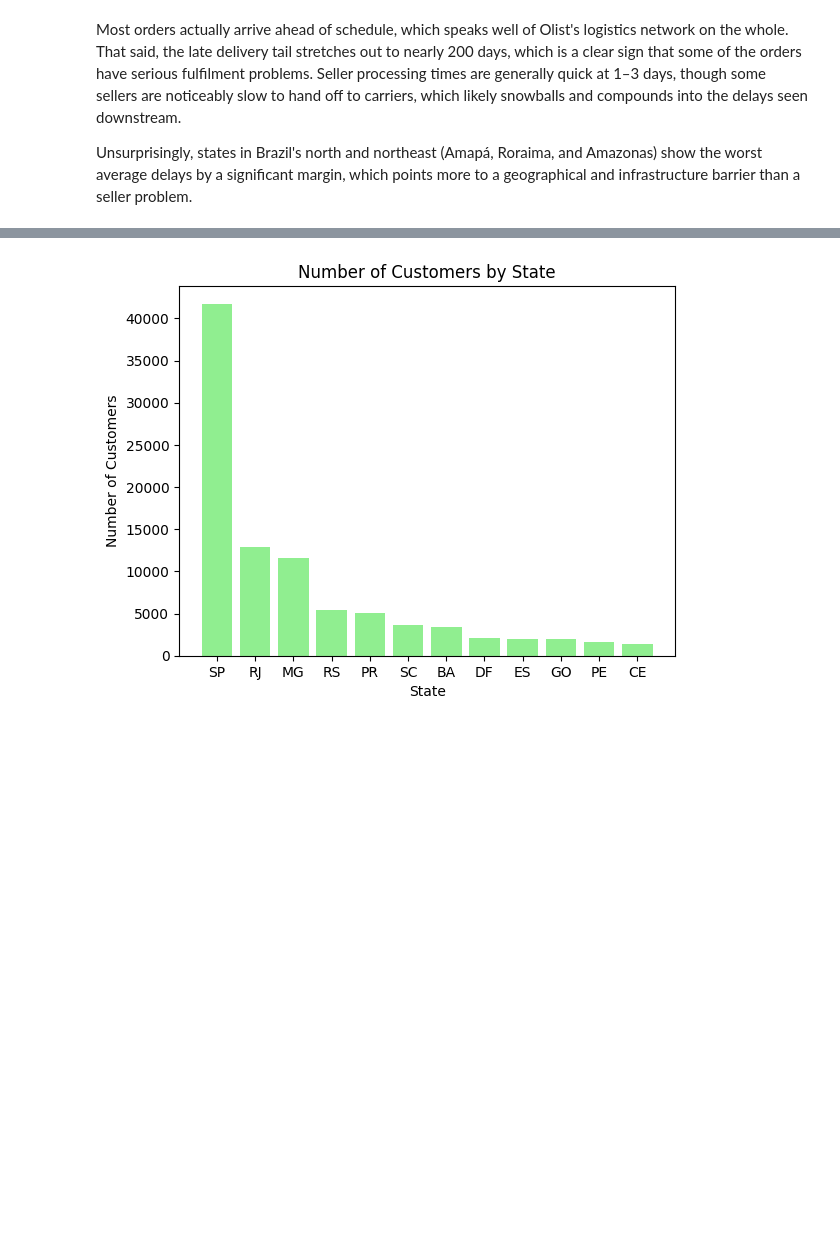
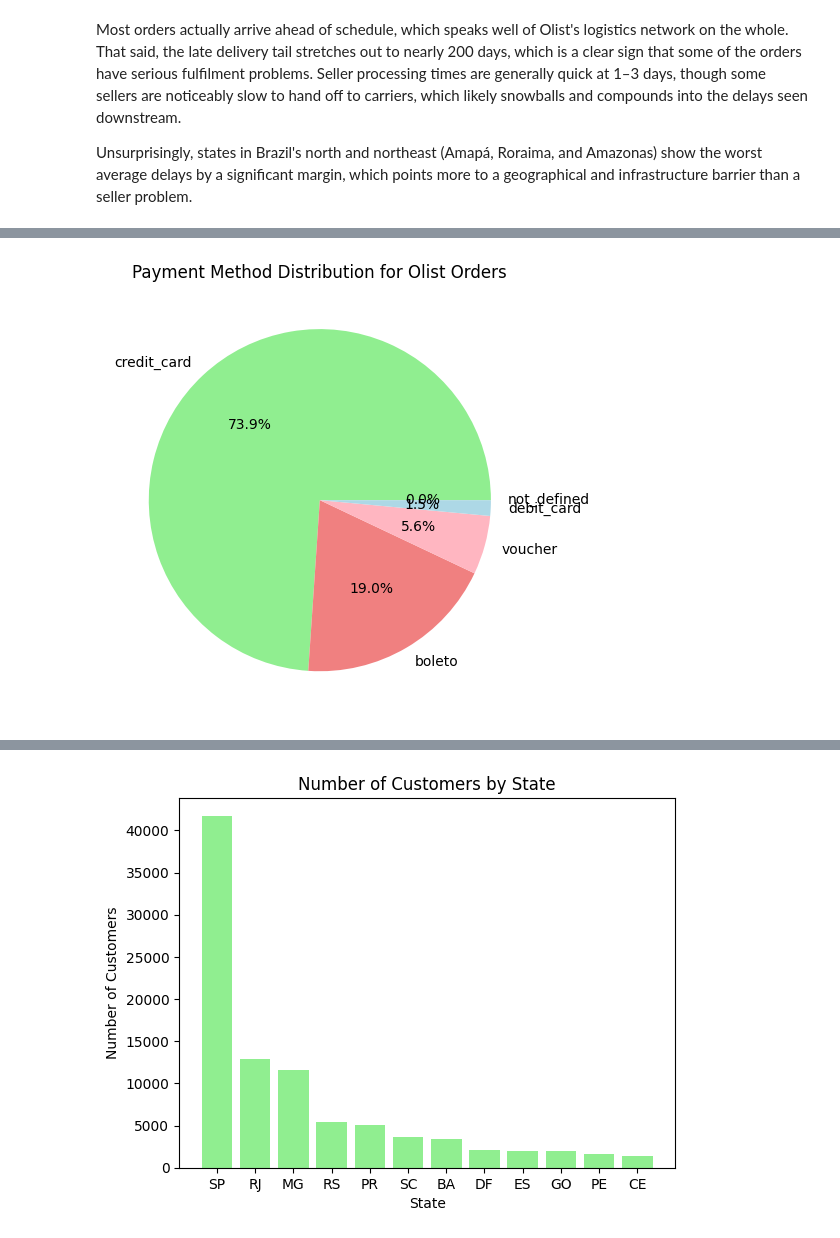
Before and after one commit to jxcksonli/olist-customer-insights-study, a Jupyter notebook: main-analysis.ipynb, the cells around one changed output, grey strips where cells are left out. Cells and saved outputs as stored; diff of their text form; code cells hidden in the pictures; blank space fills up the shorter version.

```diff
--- a/main-analysis.ipynb
+++ b/main-analysis.ipynb
@@ -225,0 +249,9 @@ plt.show()
+# %%
+payment_method = payments['payment_type'].value_counts()
+
+plt.pie(payment_method.values, labels=payment_method.index, autopct='%1.1f%%', colors=['lightgreen', 'lightcoral', 'lightpink', 'lightblue'])
+plt.title('Payment Method Distribution for Olist Orders')
+plt.tight_layout()
+plt.show()
+# %% [output]
+[figure, added]
```
Also changed, not shown: parts of 7 cells of this notebook.
